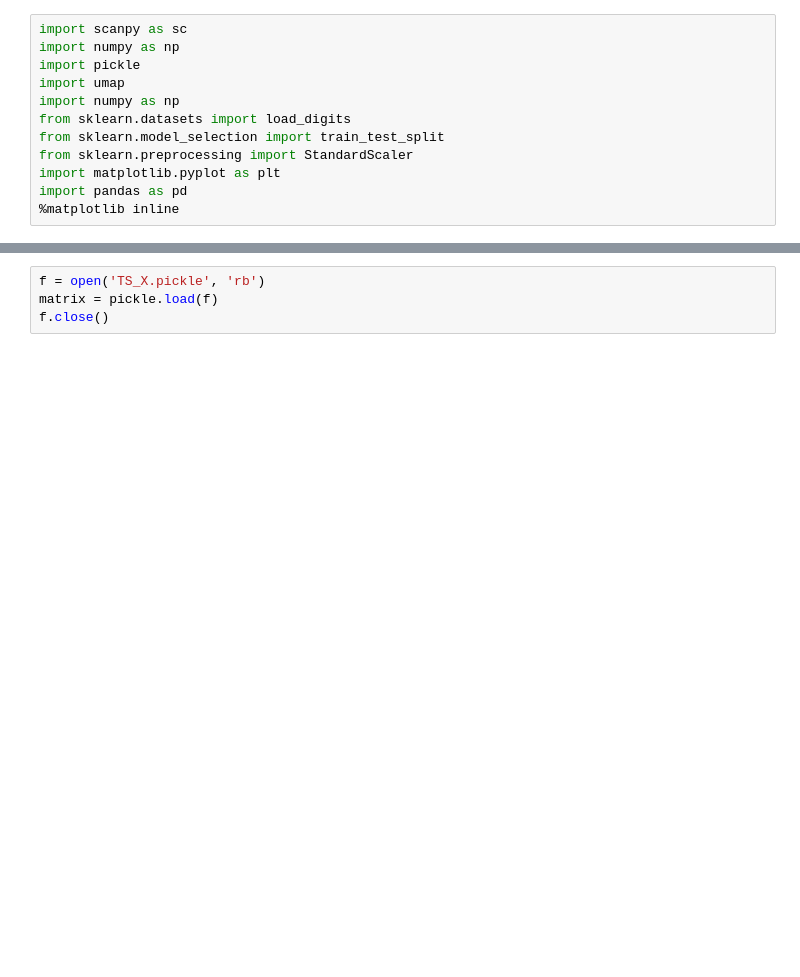
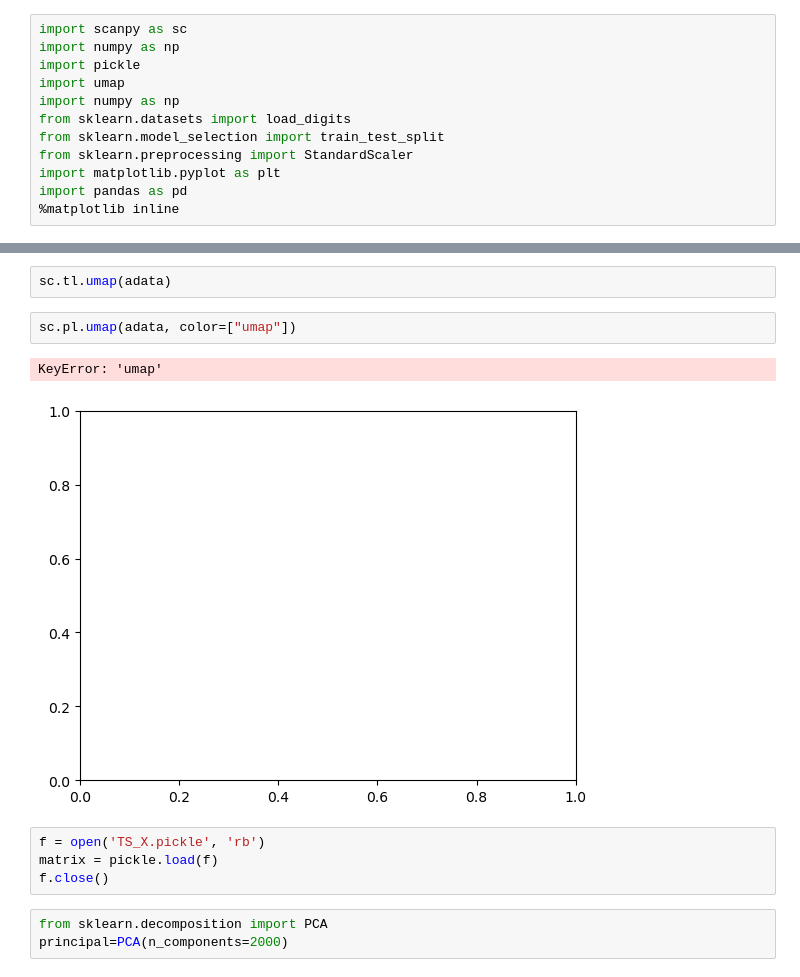
Before and after one commit to shawnschulz/cell_designer, a Jupyter notebook: infer_cell_type/infer_cell_type_v2.ipynb, the cells around one changed output, grey strips where cells are left out. Saved outputs shown, nothing was run; the diff lists cells and outputs as text; blank space fills up the shorter version.

```diff
--- a/infer_cell_type/infer_cell_type_v2.ipynb
+++ b/infer_cell_type/infer_cell_type_v2.ipynb
@@ -13,4 +126,14 @@ import pandas as pd
+# %%
+sc.tl.umap(adata)
+# %%
+sc.pl.umap(adata, color=["umap"])
+# %% [output]
+KeyError: 'umap'
+[figure, added]
 # %%
 f = open('TS_X.pickle', 'rb')
 matrix = pickle.load(f)
 f.close()
+# %%
+from sklearn.decomposition import PCA
+principal=PCA(n_components=2000)
```
Also changed, not shown: parts of 32 cells of this notebook.
